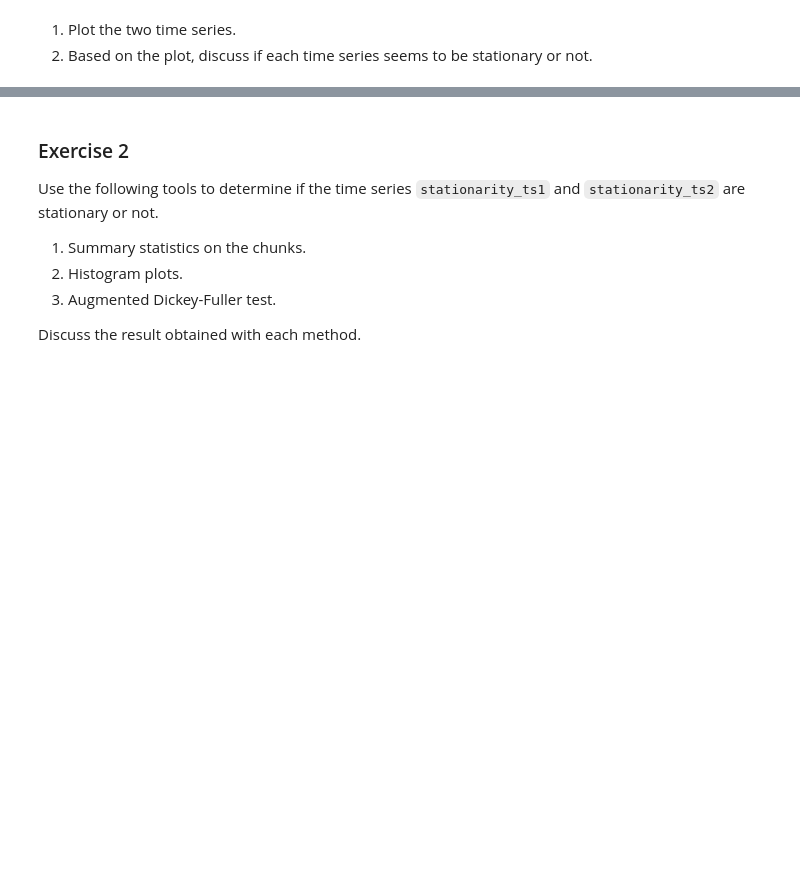
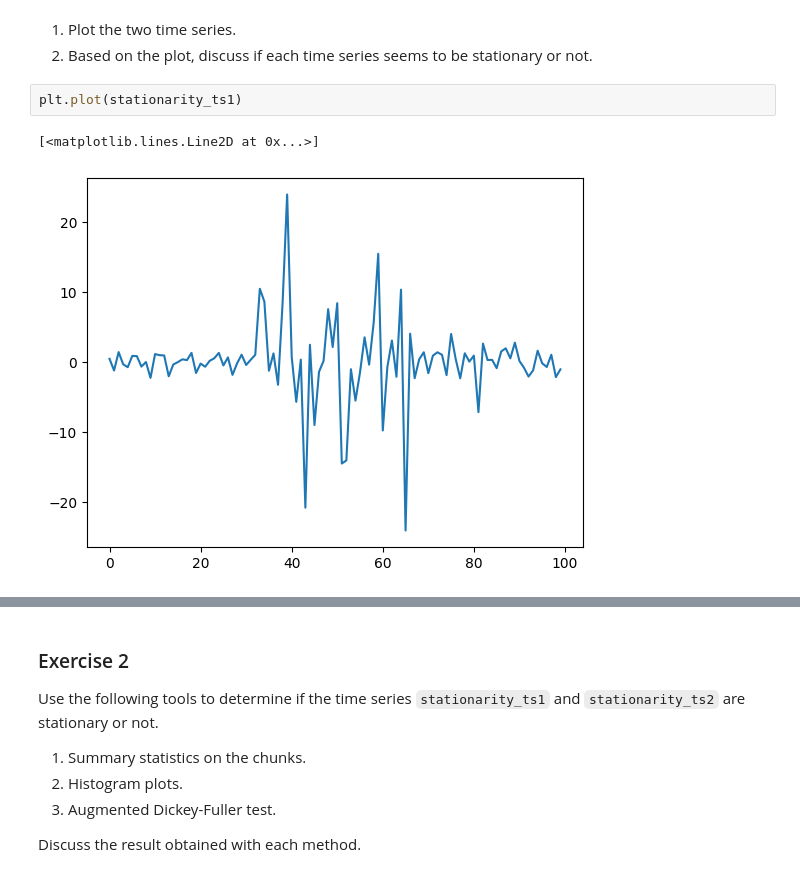
Before and after one commit to nsydn/ise043_tsaf, a Jupyter notebook: ise043_tsaf_2526f_2_stationarity.ipynb, the cells around one changed output, grey strips where cells are left out. Saved outputs shown, nothing was run; the diff lists cells and outputs as text; blank space fills up the shorter version.

```diff
--- a/ise043_tsaf_2526f_2_stationarity.ipynb
+++ b/ise043_tsaf_2526f_2_stationarity.ipynb
@@ -657,3 +685,8 @@ stationarity_ts2 = np.load(BytesIO(response.content))
 # %% [markdown]
 1. Plot the two time series.
 4. Based on the plot, discuss if each time series seems to be stationary or not.
+# %%
+plt.plot(stationarity_ts1)
+# %% [output]
+[<matplotlib.lines.Line2D at 0x...>]
+[figure, added]
```
Also changed, not shown: parts of 9 cells of this notebook, 2 other files.
